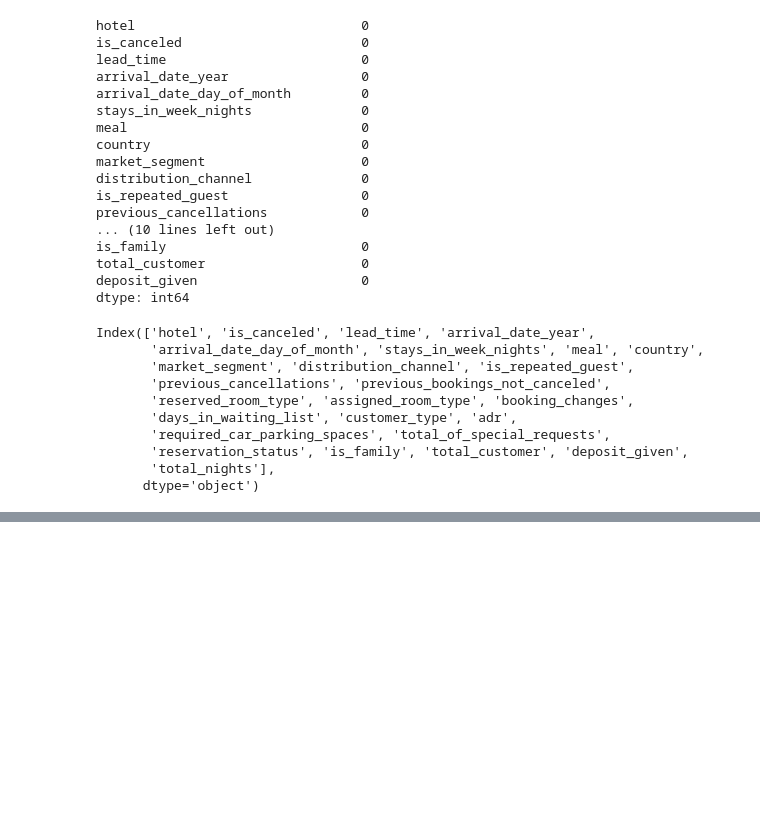
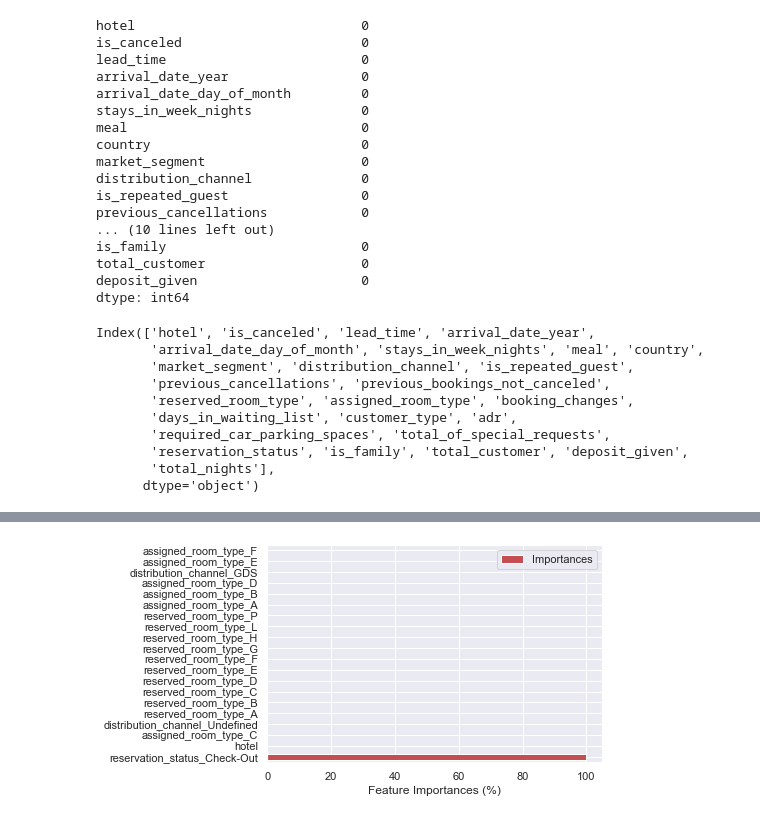
Before and after one commit to SBIK1219/CodingTest, a Jupyter notebook: Hotel_Booking2.ipynb, the cells around one changed output, grey strips where cells are left out. Cells and saved outputs as stored; diff of their text form; code cells hidden in the pictures; blank space fills up the shorter version.

```diff
--- a/Hotel_Booking2.ipynb
+++ b/Hotel_Booking2.ipynb
@@ -339,3 +345,17 @@ df1 = pd.get_dummies(data = df1, columns = ['meal', 'market_segment', 'distribut
                                             'reserved_room_type', 'assigned_room_type', 'customer_type', 'reservation_status'])
 # %%
 df1['country'] = le.fit_transform(df1['country'])
+# %%
+y= df1['is_canceled']
+X = df1.drop(['is_canceled'], axis=1)
+
+X_train, X_test, y_train, y_test = train_test_split(X,y, test_size=0.3, random_state=42)
+# %%
+cart = DecisionTreeClassifier(max_depth = 12)
+cart_model = cart.fit(X_train, y_train)
+y_pred = cart_model.predict(X_test)
+
+print('Decision Tree Model')
+
+print('Accuracy Score: {}\n\nConfusion Matrix:\n {}\n\nAUC Score: {}'
+      .format(accuracy_score(y_test,y_pred), confusion_matrix(y_test,y_pred), roc_auc_score(y_test,y_pred)))
@@ -341,0 +371,8 @@ df1['country'] = le.fit_transform(df1['country'])
+# %%
+pd.DataFrame(data = cart_model.feature_importances_*100,
+                   columns = ["Importances"],
+                   index = X_train.columns).sort_values("Importances", ascending = False)[:20].plot(kind = "barh", color = "r")
+plt.xlabel("Feature Importances (%)")
+plt.show()
+# %% [output]
+[figure, added]
```
Also changed, not shown: parts of 8 cells of this notebook.
